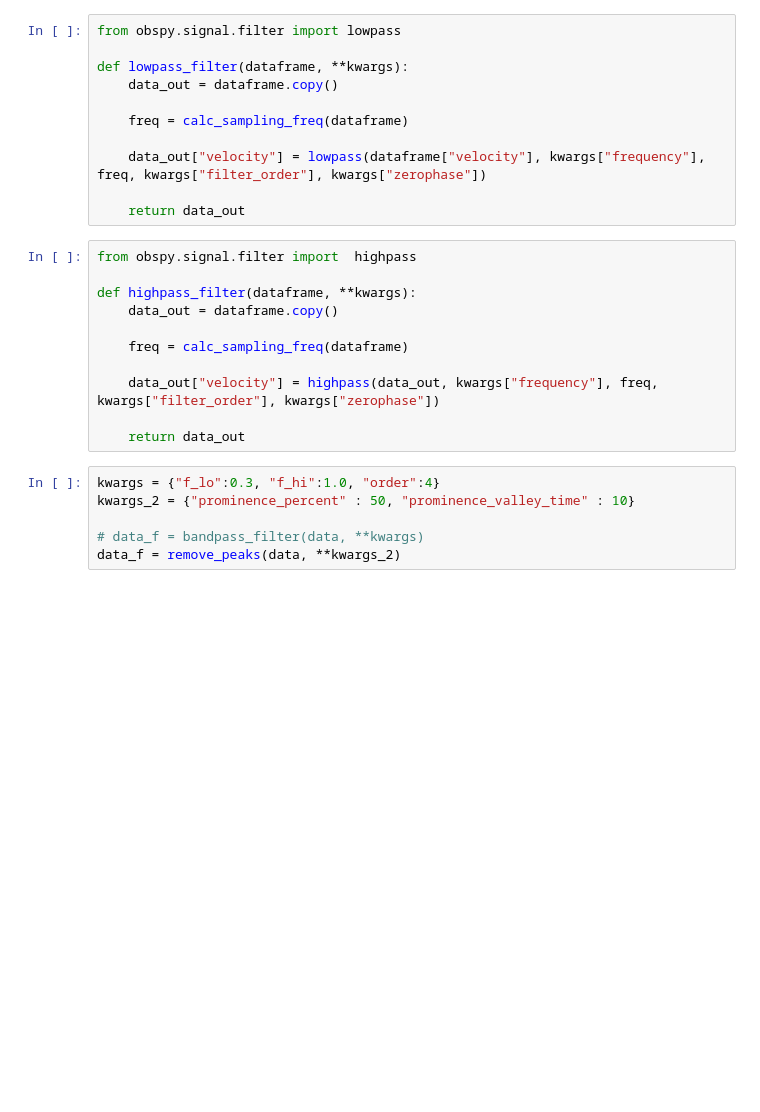
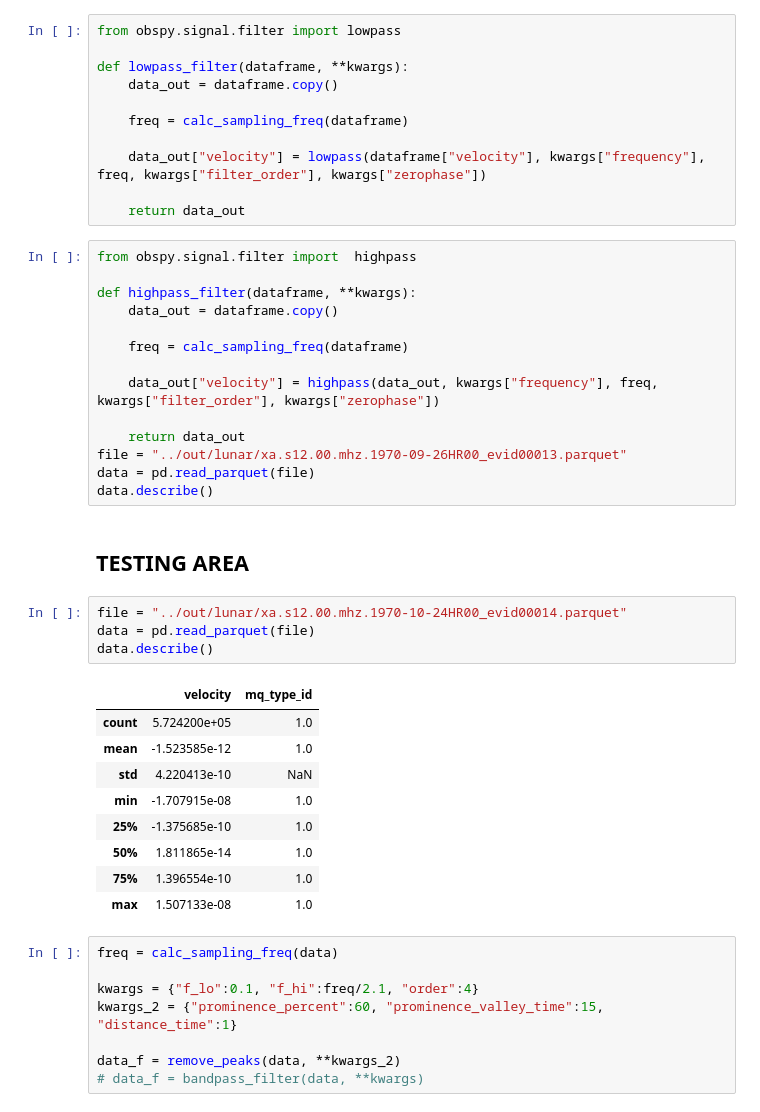
Before and after one commit to alexbeaulieu/skadra-space-apps-2024-notebooks, a Jupyter notebook: notebooks/notebook_with_filters.ipynb, the cells around one changed output. Drawn from its saved outputs; the diff is of its cells as text; blank space fills up the shorter version.

```diff
--- a/notebooks/notebook_with_filters.ipynb
+++ b/notebooks/notebook_with_filters.ipynb
@@ -291,12 +290,33 @@ def highpass_filter(dataframe, **kwargs):
     data_out["velocity"] = highpass(data_out, kwargs["frequency"], freq, kwargs["filter_order"], kwargs["zerophase"])
 
     return data_out
+file = "../out/lunar/xa.s12.00.mhz.1970-09-26HR00_evid00013.parquet"
+data = pd.read_parquet(file)
+data.describe()
+# %% [markdown]
+## TESTING AREA
+# %%
+file = "../out/lunar/xa.s12.00.mhz.1970-10-24HR00_evid00014.parquet"
+data = pd.read_parquet(file)
+data.describe()
+# %% [output]
+|  | velocity | mq_type_id |
+| count | 5.724200e+05 | 1.0 |
+| mean | -1.523585e-12 | 1.0 |
+| std | 4.220413e-10 | NaN |
+| min | -1.707915e-08 | 1.0 |
+| 25% | -1.375685e-10 | 1.0 |
+| 50% | 1.811865e-14 | 1.0 |
+| 75% | 1.396554e-10 | 1.0 |
+| max | 1.507133e-08 | 1.0 |
 # %%
-kwargs = {"f_lo":0.3, "f_hi":1.0, "order":4}
-kwargs_2 = {"prominence_percent" : 50, "prominence_valley_time" : 10}
+freq = calc_sampling_freq(data)
 
+kwargs = {"f_lo":0.1, "f_hi":freq/2.1, "order":4}
+kwargs_2 = {"prominence_percent":60, "prominence_valley_time":15, "distance_time":1}
+
+data_f = remove_peaks(data, **kwargs_2)
 # data_f = bandpass_filter(data, **kwargs)
-data_f = remove_peaks(data, **kwargs_2)
 # %%
 fig= plt.figure(figsize=(16, 5))
 
```
Also changed, not shown: parts of 13 cells of this notebook.
